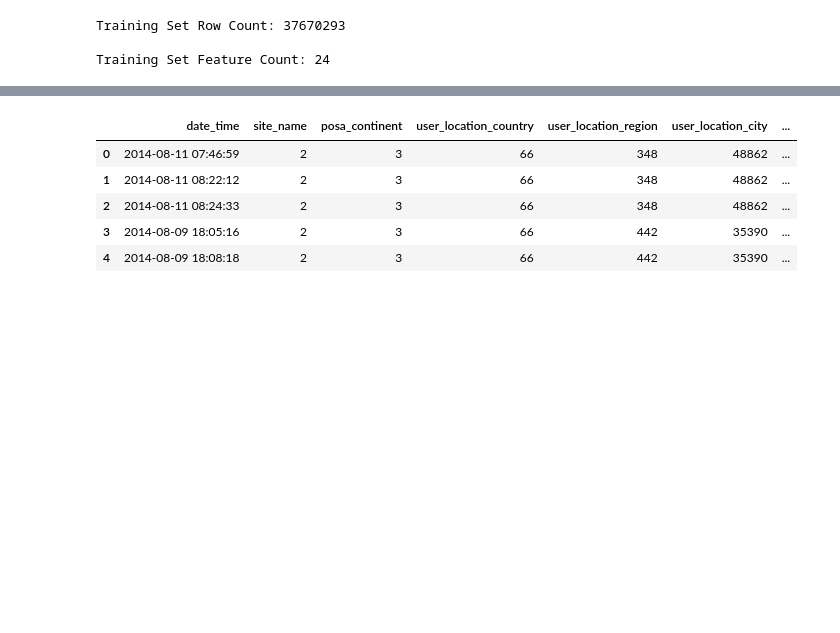
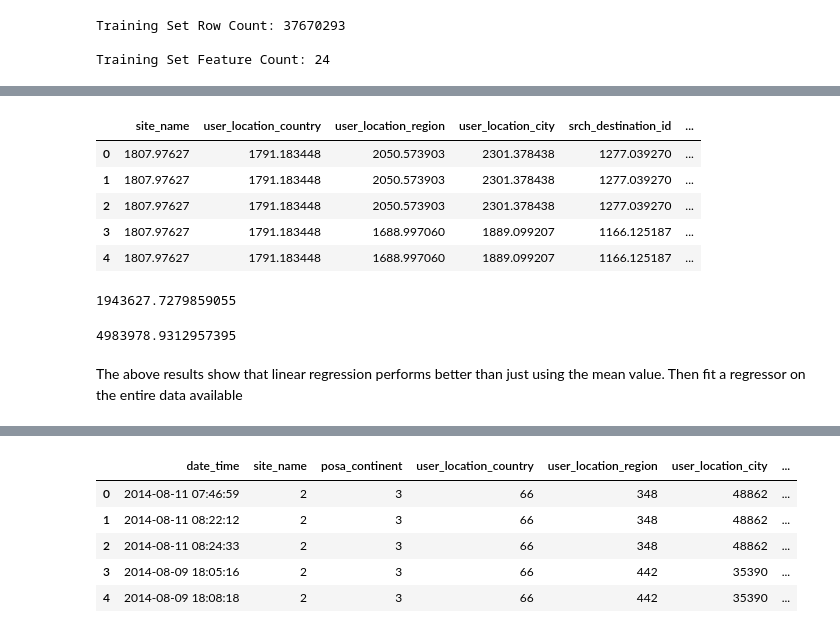
Before and after one commit to junyi-yao/AML, a Jupyter notebook: pre-processing training data.ipynb, the cells around one changed output, grey strips where cells are left out. Drawn from its saved outputs; the diff is of its cells as text; code cells hidden in the pictures; blank space fills up the shorter version.

```diff
--- a/pre-processing training data.ipynb
+++ b/pre-processing training data.ipynb
@@ -86,0 +120,12 @@ Training Set Feature Count: 24
+# %%
+TE = TargetEncoder(cols = distance_features).fit(X_not_null, Y_not_null)
+X_transformed = TE.transform(X_not_null)
+# %%
+X_transformed.head()
+# %% [output]
+|  | site_name | user_location_country | user_location_region | user_location_city | srch_destination_id | ... |
+| 0 | 1807.97627 | 1791.183448 | 2050.573903 | 2301.378438 | 1277.039270 | ... |
+| 1 | 1807.97627 | 1791.183448 | 2050.573903 | 2301.378438 | 1277.039270 | ... |
+| 2 | 1807.97627 | 1791.183448 | 2050.573903 | 2301.378438 | 1277.039270 | ... |
+| 3 | 1807.97627 | 1791.183448 | 1688.997060 | 1889.099207 | 1166.125187 | ... |
+| 4 | 1807.97627 | 1791.183448 | 1688.997060 | 1889.099207 | 1166.125187 | ... |
@@ -86,0 +139,15 @@ Training Set Feature Count: 24
+# %%
+from sklearn.metrics import mean_squared_error
+MSE_lm = mean_squared_error(y_test, predictions)
+MSE_lm
+# %% [output]
+1943627.7279859055
+# %%
+mean_value = sum(y_test)/len(y_test)
+mean = [mean_value]*len(y_test)
+MSE_mean = mean_squared_error(y_test, mean)
+MSE_mean
+# %% [output]
+4983978.9312957395
+# %% [markdown]
+The above results show that linear regression performs better than just using the mean value. Then fit a regressor on the entire data available
```
Also changed, not shown: parts of 20 cells of this notebook.
